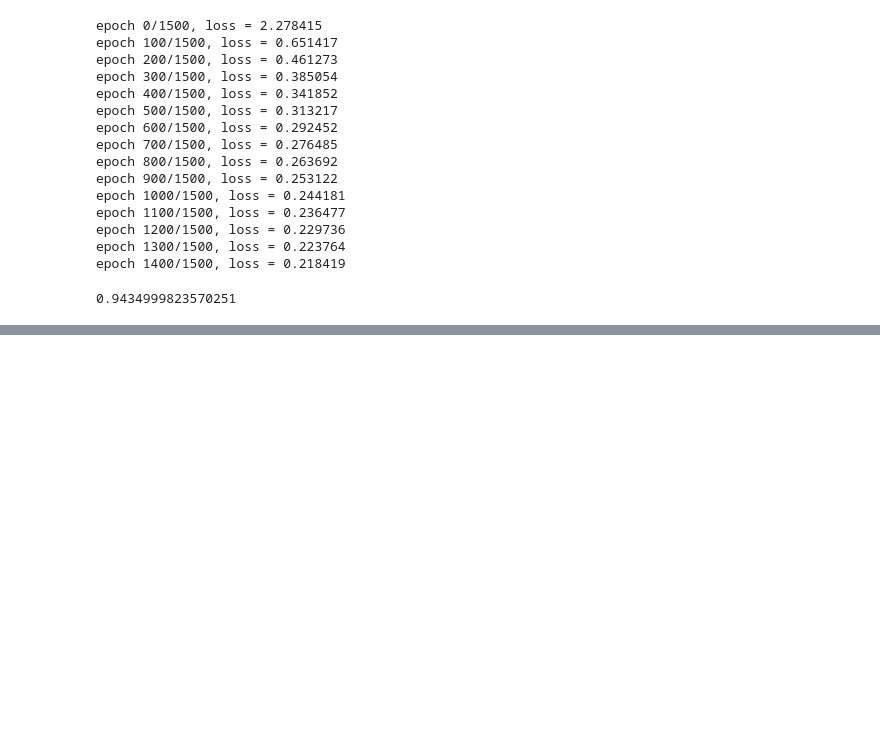
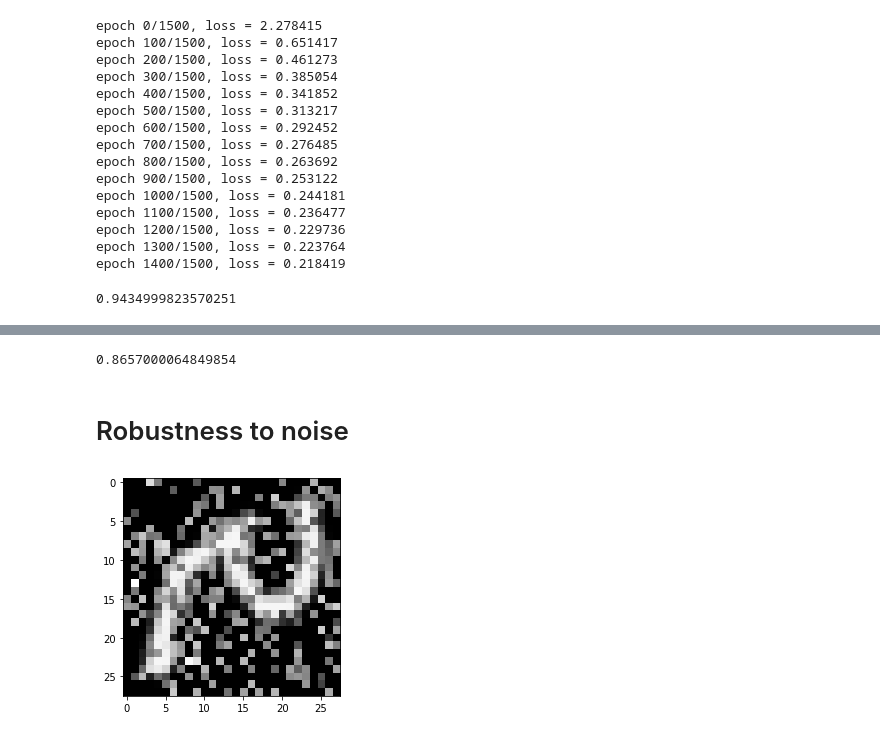
Before and after one commit to PashaIanko/RestrictedBolzmannMachine, a Jupyter notebook: Omniglot_learning.ipynb, the cells around one changed output, grey strips where cells are left out. Saved outputs shown, nothing was run; the diff lists cells and outputs as text; code cells hidden in the pictures; blank space fills up the shorter version.

Commit message:
Started robustness to noise

```diff
--- a/Omniglot_learning.ipynb
+++ b/Omniglot_learning.ipynb
@@ -576,0 +629,12 @@ compute_accuracy(
+# %%
+preds_ffnn = ffnn(
+    data_test.reshape(
+        (data_test.shape[0], data_test.shape[1] * data_test.shape[2])
+    )
+)
+compute_accuracy(
+    preds_ffnn,
+    targets_test
+)
+# %% [output]
+0.8657000064849854
@@ -576,0 +644,14 @@ compute_accuracy(
+# %% [markdown]
+# Robustness to noise
+# %%
+def inject_noise(mnist_data, noise_level):
+  random_gaussian_tensor = torch.randn(mnist_data.shape)/6.6 + .6
+  probability_tensor = torch.ones(mnist_data.shape)*noise_level
+  mask_tensor = torch.bernoulli(probability_tensor)
+  return mnist_data - mask_tensor * mnist_data + mask_tensor * random_gaussian_tensor
+# %%
+noise_level = 0.3
+data_test_with_noise = inject_noise(data_test, noise_level)
+_ = plt.imshow(data_test_with_noise[1000].reshape(28, 28), cmap="gray")
+# %% [output]
+[figure, added]
```
Also changed, not shown: parts of 7 cells of this notebook.
